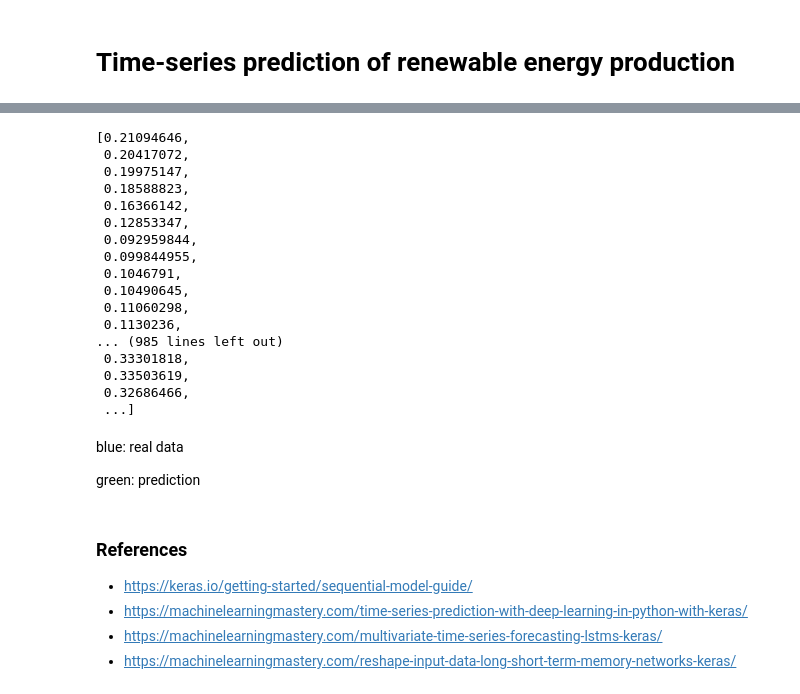
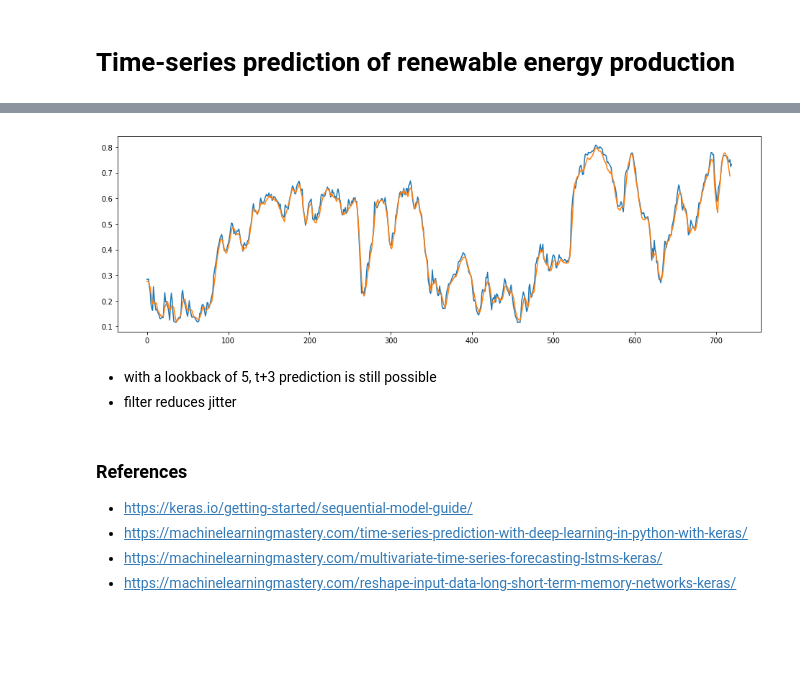
Before and after one commit to jstaffans/renewables, a Jupyter notebook: notebooks/Renewables.ipynb, the cells around one changed output, grey strips where cells are left out. Cells and saved outputs as stored; diff of their text form; code cells hidden in the pictures; blank space fills up the shorter version.

Commit message:
Tweak, apply low-pass filter

```diff
--- a/notebooks/Renewables.ipynb
+++ b/notebooks/Renewables.ipynb
@@ -93,27 +94,29 @@ plt.show()
-# %%
-[x / (x + y) for x, y in test_predict]
-# %% [output]
-[0.21094646,
- 0.20417072,
- 0.19975147,
- 0.18588823,
- 0.16366142,
- 0.12853347,
- 0.092959844,
- 0.099844955,
- 0.1046791,
- 0.10490645,
- 0.11060298,
- 0.1130236,
-... (985 lines left out)
- 0.33301818,
- 0.33503619,
- 0.32686466,
- ...]
-# %% [markdown]
-blue: real data
-
-green: prediction
+# %%
+def extend_prediction(model, x, t=1):
+    """Returns X suitable for predicting t+1"""
+    rows, lookback, _ = x.shape
+    assert t < lookback, "Resulting X must retain at least one non-predicted value"
+    x_t = x.copy()
+    roll_one = lambda arr: np.roll(arr, -1, axis=1)
+    for i in range(1, t + 1):
+        p = model.predict(x_t)
+        x_t = roll_one(x_t)
+        for row in range(rows):
+            x_t[row, 2] = p[row]
+    return model.predict(x_t)
+# %%
+test_predict_t3 = extend_prediction(model, test_x, t = 2)
+test_predict_t3_mw = scaler.inverse_transform(test_predict_t3)
+test_predict_t3_ratio = [renewables / (renewables + non_renewables) for renewables, non_renewables in test_predict_t3_mw]
+
+plt.plot(real['ratio'])
+plt.plot(savgol_filter(test_predict_t3_ratio[-717:], lookback, 1))
+plt.show()
+# %% [output]
+[figure, added]
+# %% [markdown]
+* with a lookback of 5, t+3 prediction is still possible
+* filter reduces jitter
 # %% [markdown]
 ### References
 
```
Also changed, not shown: parts of 5 cells of this notebook.
